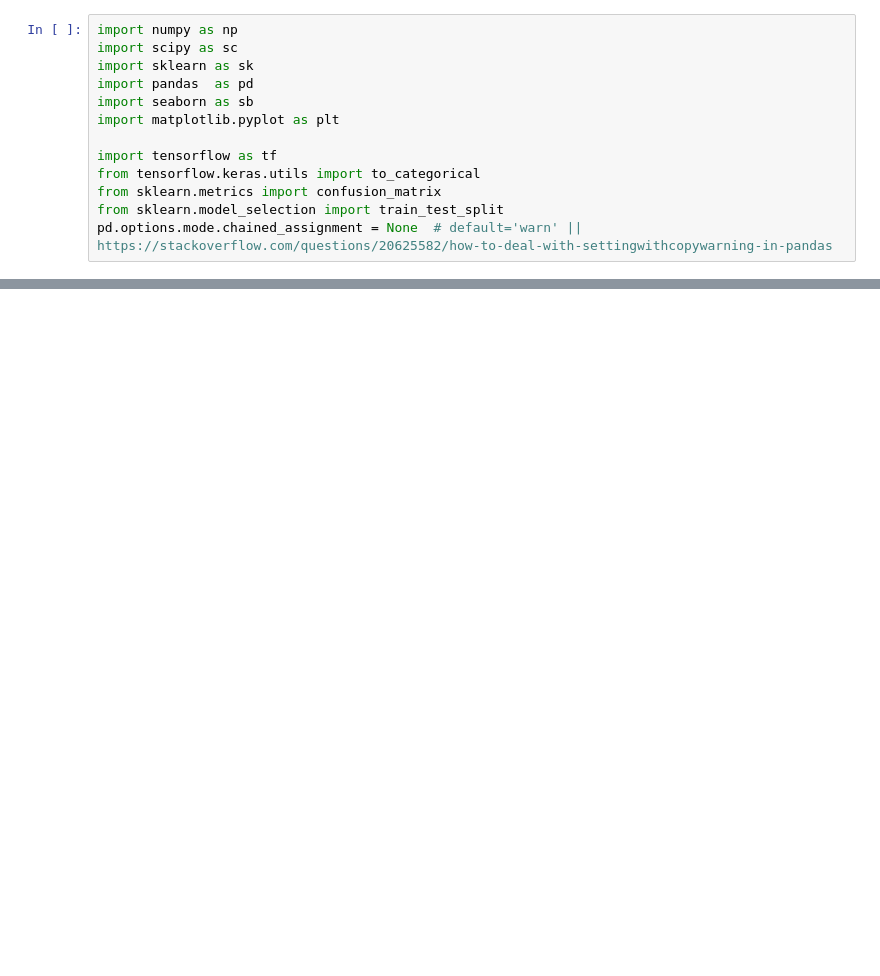
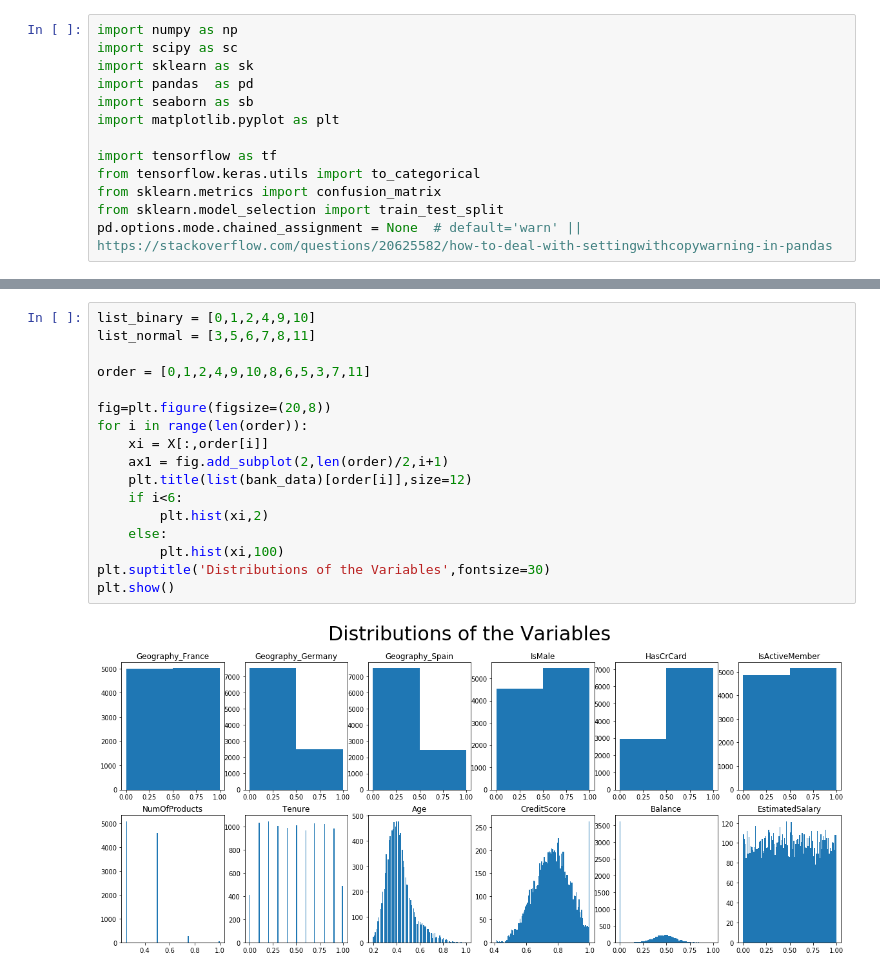
Before and after one commit to LeviGuerra/Bank-Churn-Prediction, a Jupyter notebook: Customer_Clustering_and_Churn_Prediction.ipynb, the cells around one changed output, grey strips where cells are left out. Saved outputs shown, nothing was run; the diff lists cells and outputs as text; blank space fills up the shorter version.

```diff
--- a/Customer_Clustering_and_Churn_Prediction.ipynb
+++ b/Customer_Clustering_and_Churn_Prediction.ipynb
@@ -109,0 +111,19 @@ dtype: object
+# %%
+list_binary = [0,1,2,4,9,10]
+list_normal = [3,5,6,7,8,11]
+
+order = [0,1,2,4,9,10,8,6,5,3,7,11]
+
+fig=plt.figure(figsize=(20,8))
+for i in range(len(order)):
+    xi = X[:,order[i]]
+    ax1 = fig.add_subplot(2,len(order)/2,i+1)
+    plt.title(list(bank_data)[order[i]],size=12)
+    if i<6:
+        plt.hist(xi,2)
+    else:
+        plt.hist(xi,100)
+plt.suptitle('Distributions of the Variables',fontsize=30)
+plt.show()
+# %% [output]
+[figure, added]
```
Also changed, not shown: parts of 8 cells of this notebook.
